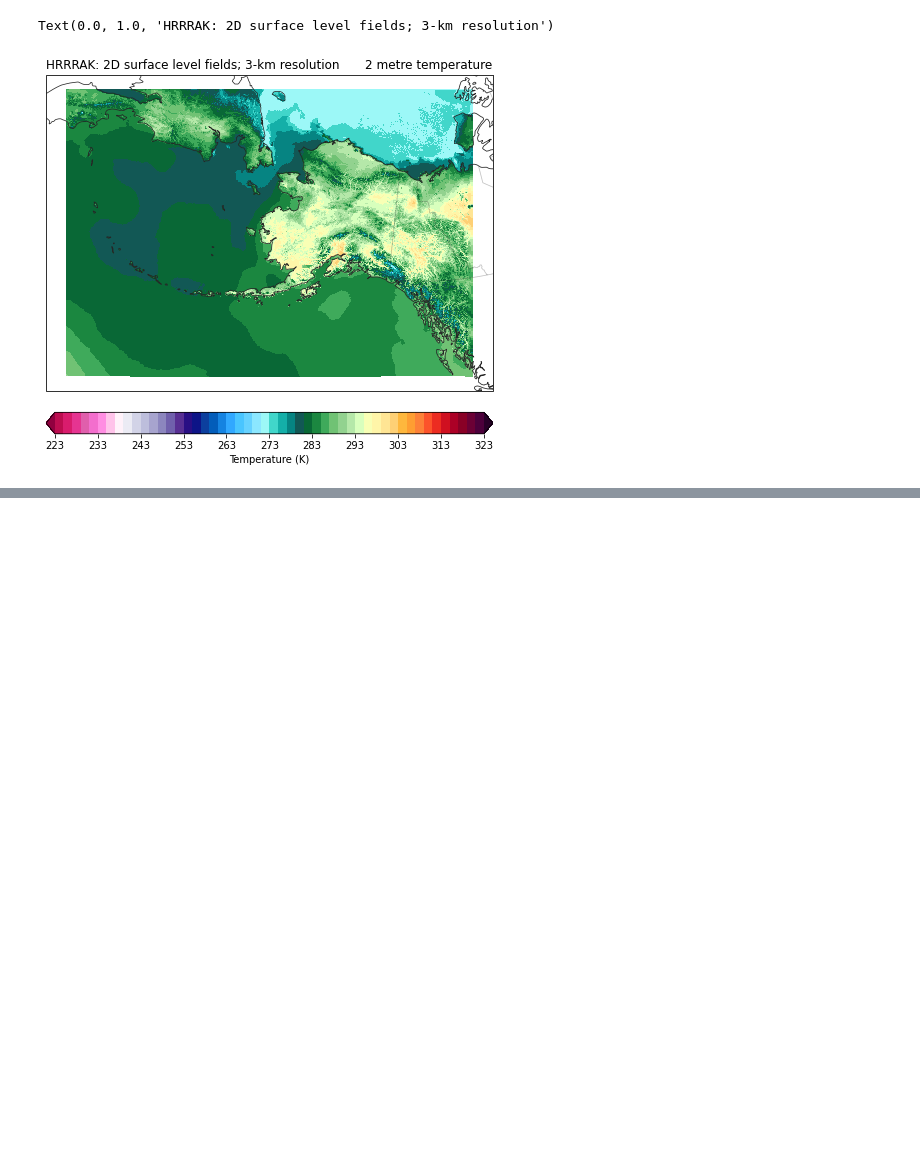
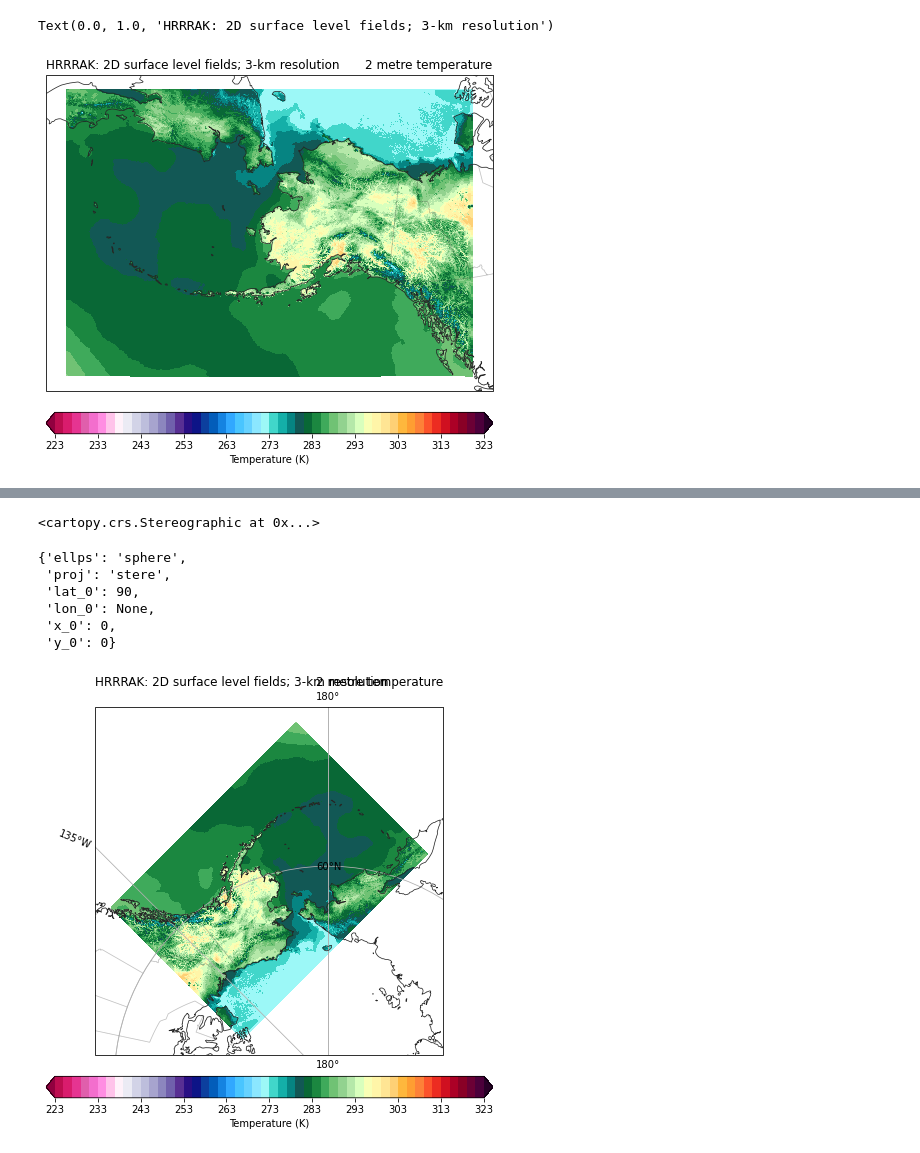
Before and after one commit to amotl/herbie-without-docs, a Jupyter notebook: docs/user_guide/notebooks/data_hrrrak.ipynb, the cells around one changed output, grey strips where cells are left out. Saved outputs shown, nothing was run; the diff lists cells and outputs as text; code cells hidden in the pictures; blank space fills up the shorter version.

```diff
--- a/docs/user_guide/notebooks/data_hrrrak.ipynb
+++ b/docs/user_guide/notebooks/data_hrrrak.ipynb
@@ -41,0 +79,38 @@ Text(0.0, 1.0, 'HRRRAK: 2D surface level fields; 3-km resolution')
+# %%
+# What if I don't specify anything?
+x.hrrrak_projection.attrs['straight_vertical_longitude_from_pole'] = None
+x.hrrrak_projection.attrs['standard_parallel'] = None
+x.hrrrak_projection.attrs['latitude_of_projection_origin'] = 90
+# %%
+x.metpy.parse_cf().metpy_crs.item().to_cartopy()
+# %% [output]
+<cartopy.crs.Stereographic at 0x...>
+# %%
+x.metpy.parse_cf().metpy_crs.item().to_cartopy().proj4_params
+# %% [output]
+{'ellps': 'sphere',
+ 'proj': 'stere',
+ 'lat_0': 90,
+ 'lon_0': None,
+ 'x_0': 0,
+ 'y_0': 0}
+# %%
+ax = common_features('50m', crs=x.metpy.parse_cf().metpy_crs.item().to_cartopy(), figsize=[8,8]).STATES().ax
+p = ax.pcolormesh(x.longitude, x.latitude, x.t2m,
+              transform=pc,
+              **cm_tmp(units='K').cmap_kwargs)
+plt.colorbar(p, ax=ax,
+             orientation='horizontal', pad=.05,
+             **cm_tmp(units='K').cbar_kwargs)
+
+ax.set_title(x.t2m.GRIB_name, loc='right')
+ax.set_title(f"{x.model.upper()}: {H.product_description}", loc='left')
+gl = ax.gridlines(draw_labels=True)
+
+from cartopy.mpl.ticker import (LongitudeFormatter, LatitudeFormatter,
+                                LatitudeLocator)
+import matplotlib.ticker as mticker
+gl.ylocator = mticker.FixedLocator([60])
+gl.xlocator = mticker.FixedLocator([-180, -135, 180])
+# %% [output]
+[figure, added]
```
Also changed, not shown: parts of 7 cells of this notebook, 2 other files.
